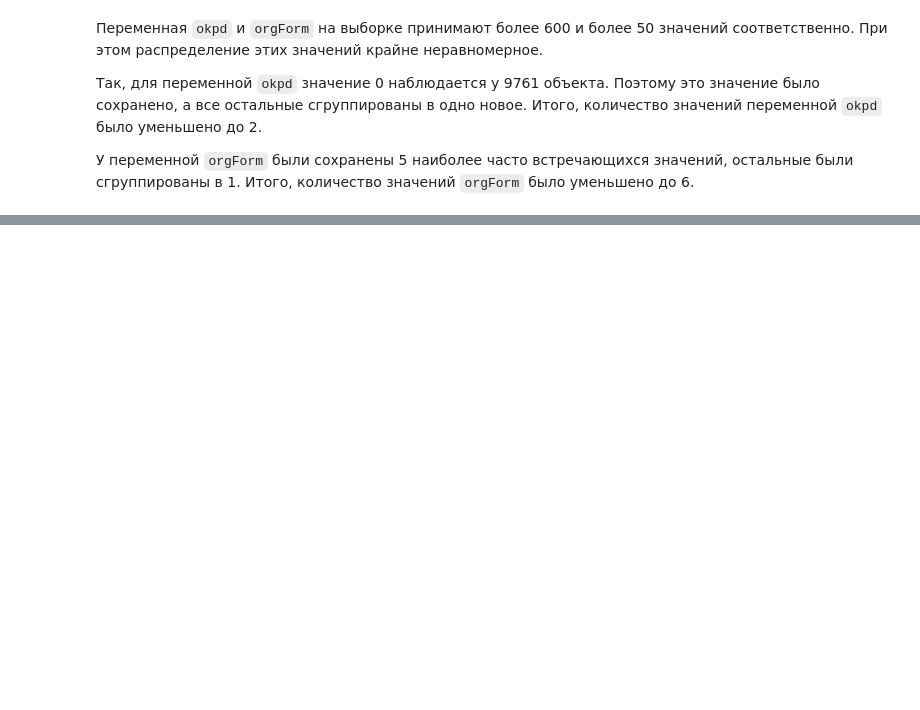
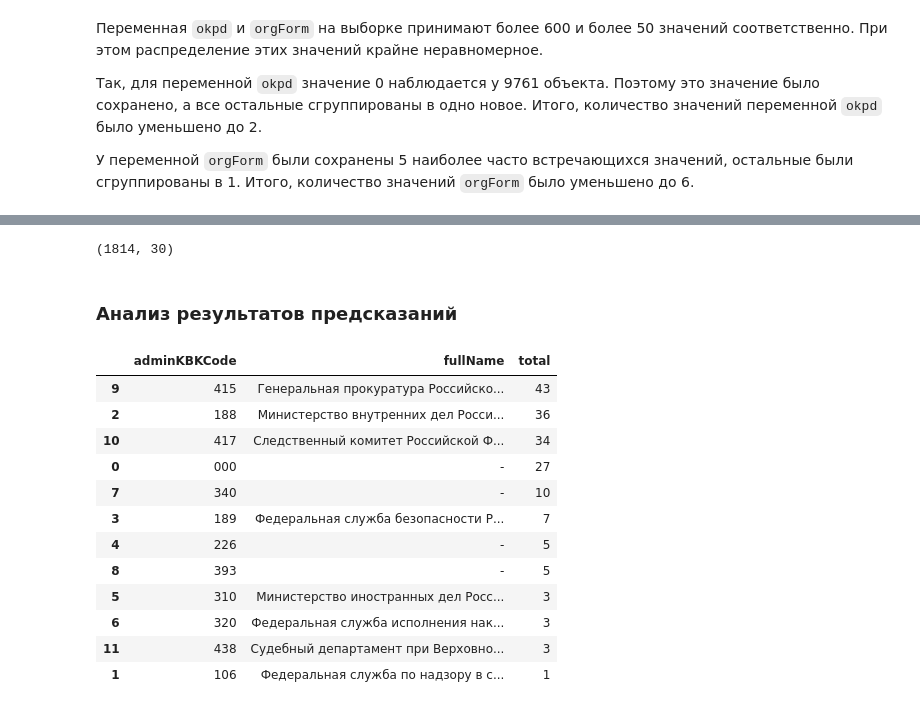
Before and after one commit to DmitryEliseev/diploma-project-2018, a Jupyter notebook: machine-learning/S2-LR_SVC_GB.ipynb, the cells around one changed output, grey strips where cells are left out. Cells and saved outputs as stored; diff of their text form; code cells hidden in the pictures; blank space fills up the shorter version.

```diff
--- a/machine-learning/S2-LR_SVC_GB.ipynb
+++ b/machine-learning/S2-LR_SVC_GB.ipynb
@@ -484,0 +574,3 @@ export_dataset()
+# %%
+test_data = pd.read_csv('../data/cntr_at_federal_lvl_finished.csv')
+pred_data = pd.read_csv('../data/cntr_at_federal_lvl_unfinished.csv')
@@ -484,0 +611,8 @@ export_dataset()
+# %%
+# Предобработка данных для прогназирования
+pred_data = pred_data.drop(pred_data[pred_data.cntr_result.notnull()].index)
+pred_data = pred_data.drop(pred_data[pred_data.cntrID.isnull()].index)
+pred_data = pred_data.drop(pred_data[pred_data.sup_cntr_avg_price.isnull()].index)
+pred_data.drop(['cntr_result'], inplace=True, axis=1)
+print(pred_data.shape)
+pred_data.head(3)
@@ -484,0 +643,38 @@ export_dataset()
+# %%
+print(pred_data.shape)
+pred_data.head()
+pred_data[['cntrRegNum', 'supINN', 'supKPP', 'okpd']] = pred_data[['cntrRegNum', 'supINN', 'supKPP', 'okpd']].astype(str)
+pred_data.proba = pred_data.proba.round(2)
+writer = pd.ExcelWriter('../predictions.xlsx')
+pred_data.to_excel(writer,'Sheet1', encoding='cp1251')
+writer.save()
+# %% [output]
+(1814, 30)
+# %% [markdown]
+### Анализ результатов предсказаний
+# %%
+npd = pred_data.loc[pred_data.proba >= 0.95]
+npd = npd.loc[npd.cntrKBK.notnull()]
+npd['cntrAdmin'] = npd['cntrKBK'].apply(lambda x: pd.Series([x[:3]]))
+npd['cntrIncomeGroup'] = npd['cntrKBK'].apply(lambda x: pd.Series([x[3:4]]))
+npd['cntrIncomeSubGroup'] = npd['cntrKBK'].apply(lambda x: pd.Series([x[4:6]]))
+# %%
+npd1 = npd.groupby(npd.cntrAdmin).agg({'cntrAdmin': 'count'})
+npd1 = npd1.rename(columns={'cntrAdmin':'total'}).reset_index()
+npd1 = npd1.rename(columns={'cntrAdmin':'adminKBKCode'})
+npd1.insert(1, 'fullName', npd1['adminKBKCode'].apply(lambda elem: pd.Series(kbk_admins.get(elem, '-'))))
+npd1.sort_values(by=['total'], ascending=False)
+# %% [output]
+|  | adminKBKCode | fullName | total |
+| 9 | 415 | Генеральная прокуратура Российско... | 43 |
+| 2 | 188 | Министерство внутренних дел Росси... | 36 |
+| 10 | 417 | Следственный комитет Российской Ф... | 34 |
+| 0 | 000 | - | 27 |
+| 7 | 340 | - | 10 |
+| 3 | 189 | Федеральная служба безопасности Р... | 7 |
+| 4 | 226 | - | 5 |
+| 8 | 393 | - | 5 |
+| 5 | 310 | Министерство иностранных дел Росс... | 3 |
+| 6 | 320 | Федеральная служба исполнения нак... | 3 |
+| 11 | 438 | Судебный департамент при Верховно... | 3 |
+| 1 | 106 | Федеральная служба по надзору в с... | 1 |
```
Also changed, not shown: parts of 71 cells of this notebook, 5 other files.
